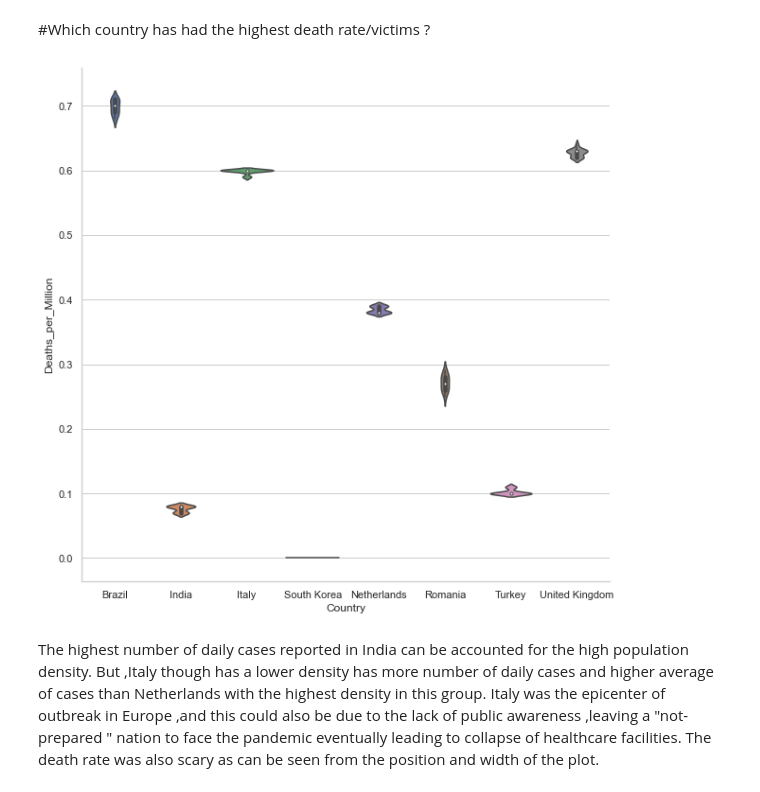
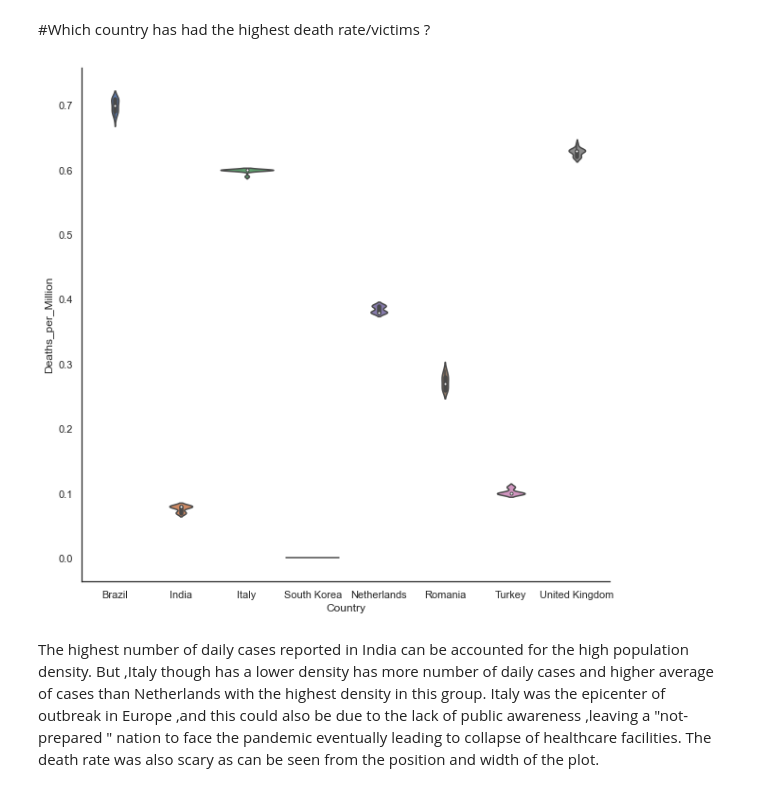
Before and after one commit to fjmutsters/covid19, a Jupyter notebook: Code/COVID_Cases_Analysis.ipynb, the cells around one changed output. Drawn from its saved outputs; the diff is of its cells as text; code cells hidden in the pictures.

```diff
--- a/Code/COVID_Cases_Analysis.ipynb
+++ b/Code/COVID_Cases_Analysis.ipynb
@@ -273,21 +273,27 @@ Indexing with multiple keys (implicitly converted to a tuple of keys) will be de
 # new cases
 temp = final_data.groupby(['Country', 'date', ])['Confirmed', 'Deaths', 'Recovered']
 temp = temp.sum().diff().reset_index()
+
 mask = temp['Country'] != temp['Country'].shift(1)
 temp.loc[mask, 'Confirmed'] = np.nan
 temp.loc[mask, 'Deaths'] = np.nan
 temp.loc[mask, 'Recovered'] = np.nan
+
 # renaming columns
 temp.columns = ['Country', 'date', 'New cases', 'New deaths', 'New recovered']
+
 # merging new values
 final_data = pd.merge(final_data, temp, on=['Country', 'date'])
+
 # filling na with 0
 final_data = final_data.fillna(0)
+
 # fixing data types
 cols = ['New cases', 'New deaths', 'New recovered']
 final_data[cols] = final_data[cols].astype('int')
 #
 final_data['New cases'] = final_data['New cases'].apply(lambda x: 0 if x<0 else x)
+final_data['New deaths'] = final_data['New deaths'].apply(lambda x: 0 if x<0 else x)
 final_data
 # %% [output]
 Indexing with multiple keys (implicitly converted to a tuple of keys) will be deprecated, use a list instead.
@@ -451,10 +466,12 @@ covid_countries_dapt.tail()
 # %%
 #Filtering the data for the past 2 weeks
 covid_countries_dapt['date'] = pd.to_datetime(covid_countries_dapt['date'])
-start_date = '10/1/20'
-end_date = '10/14/20'
-mask = (covid_countries_dapt['date'] >= start_date) & (covid_countries_dapt['date'] <= end_date)
+start_date = '2020-10-01'
+end_date = '2020-10-14'
+mask = (covid_countries_dapt['date'] > start_date) & (covid_countries_dapt['date'] <= end_date)
 covid_countries_dapt = covid_countries_dapt.loc[mask]
-covid_countries_dapt
+
+covid_countries_dapt_sorted = covid_countries_dapt.sort_values(['date'])
+covid_countries_dapt_sorted
 # %% [output]
 |  | date | Country | Confirmed | Deaths | Recovered | Active | New cases | New deaths | New recovered | ... |
@@ -545,20 +563,20 @@ Without the "Population per Million" showing up in the sizes ,would give more cl
 # %%
 sns.set(
     rc={'figure.figsize':(10,10)},
-    style="whitegrid",
+    style="white",
     palette = 'deep',
     color_codes=True
 )
 sns.violinplot(
     x='Country',
     y='Deaths_per_Million',
     split=True,
     data=covid_countries_dapt
 )
 sns.despine()
 plt.savefig("deaths per million plot")
 # %% [output]
-[figure, old version]
+[figure, new version]
 # %% [markdown]
 The highest number of daily cases reported in India can be accounted for the high population density.
 But ,Italy though has a lower density has more number of daily cases and higher average of cases than Netherlands with the highest density in this group.
```
Also changed, not shown: parts of 26 cells of this notebook.
